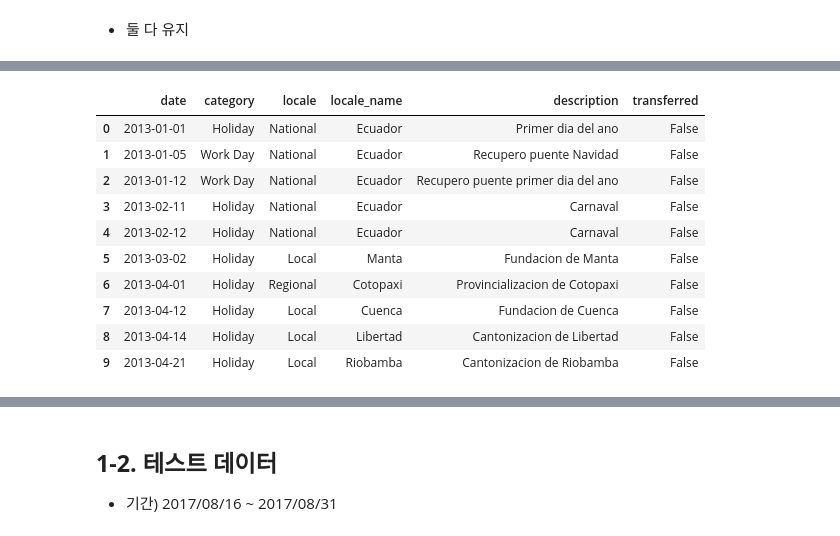
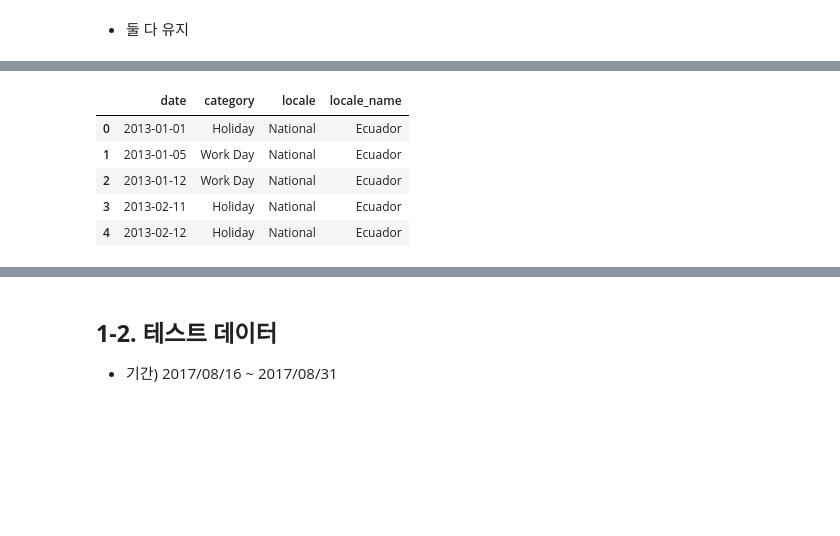
Before and after one commit to rhehgus02/Store-Sales-Forecasting2, a Jupyter notebook: 1. data_merging.ipynb, the cells around one changed output, grey strips where cells are left out. Drawn from its saved outputs; the diff is of its cells as text; code cells hidden in the pictures; blank space fills up the shorter version.

```diff
--- a/1. data_merging.ipynb
+++ b/1. data_merging.ipynb
@@ -696,7 +766,7 @@ holidays_events.loc[holidays_events['date'] == '2016-11-12',:]
 # %%
 # National만 남기기로 결정
 
-holidays_events = holidays_events.drop(220).reset_index(drop=True)
+holidays_events = holidays_events.drop(222).reset_index(drop=True)
 holidays_events.loc[holidays_events['date'] == '2016-11-12',:]
 # %% [output]
 |  | date | category | locale | locale_name | description | transferred |
@@ -712,7 +782,7 @@ holidays_events.loc[holidays_events['date'] == '2016-12-22',:]
 # %%
 # National만 남기기로 결정
 
-holidays_events = holidays_events.drop(227).reset_index(drop=True)
+holidays_events = holidays_events.drop(230).reset_index(drop=True)
 holidays_events.loc[holidays_events['date'] == '2016-12-22',:]
 # %% [output]
 |  | date | category | locale | locale_name | description | transferred |
@@ -728,7 +798,7 @@ holidays_events.loc[holidays_events['date'] == '2017-04-14',:]
 # %%
 # National만 남기기로 결정
 
-holidays_events = holidays_events.drop(239).reset_index(drop=True)
+holidays_events = holidays_events.drop(241).reset_index(drop=True)
 holidays_events.loc[holidays_events['date'] == '2017-04-14',:]
 # %% [output]
 |  | date | category | locale | locale_name | description | transferred |
@@ -757,19 +852,18 @@ holidays_events.loc[holidays_events['date'] == '2017-07-03',:]
+# %%
+# transferred, description 변수는 더 이상 필요 없으므로 drop
+
+holidays_events.drop(columns = ['transferred', 'description'], inplace=True)
 # %%
 ### 최종 holidays_events 확인
 
-holidays_events.head(10)
+holidays_events.head()
 # %% [output]
-|  | date | category | locale | locale_name | description | transferred |
-| 0 | 2013-01-01 | Holiday | National | Ecuador | Primer dia del ano | False |
-| 1 | 2013-01-05 | Work Day | National | Ecuador | Recupero puente Navidad | False |
-| 2 | 2013-01-12 | Work Day | National | Ecuador | Recupero puente primer dia del ano | False |
-| 3 | 2013-02-11 | Holiday | National | Ecuador | Carnaval | False |
-| 4 | 2013-02-12 | Holiday | National | Ecuador | Carnaval | False |
-| 5 | 2013-03-02 | Holiday | Local | Manta | Fundacion de Manta | False |
-| 6 | 2013-04-01 | Holiday | Regional | Cotopaxi | Provincializacion de Cotopaxi | False |
-| 7 | 2013-04-12 | Holiday | Local | Cuenca | Fundacion de Cuenca | False |
-| 8 | 2013-04-14 | Holiday | Local | Libertad | Cantonizacion de Libertad | False |
-| 9 | 2013-04-21 | Holiday | Local | Riobamba | Cantonizacion de Riobamba | False |
+|  | date | category | locale | locale_name |
+| 0 | 2013-01-01 | Holiday | National | Ecuador |
+| 1 | 2013-01-05 | Work Day | National | Ecuador |
+| 2 | 2013-01-12 | Work Day | National | Ecuador |
+| 3 | 2013-02-11 | Holiday | National | Ecuador |
+| 4 | 2013-02-12 | Holiday | National | Ecuador |
 # %%
 holidays_events.info()
 # %% [output]
```
Also changed, not shown: parts of 128 cells of this notebook.
